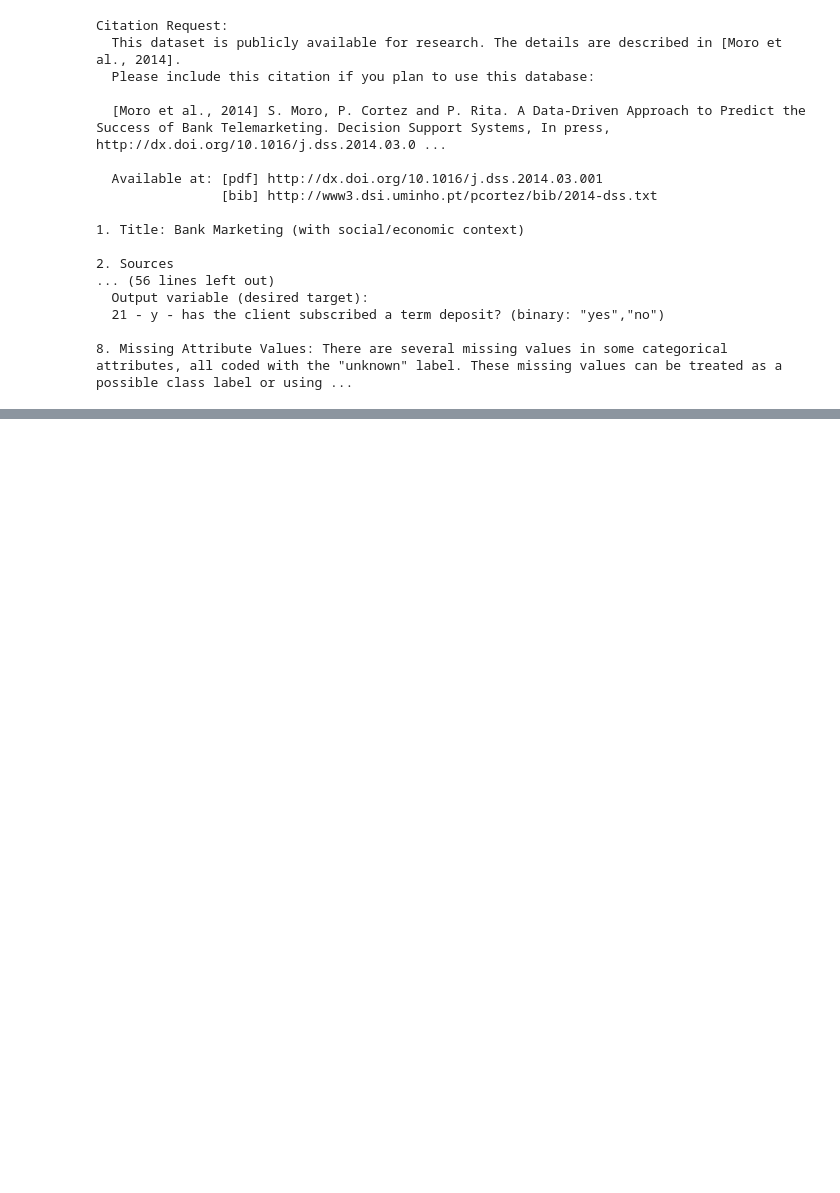
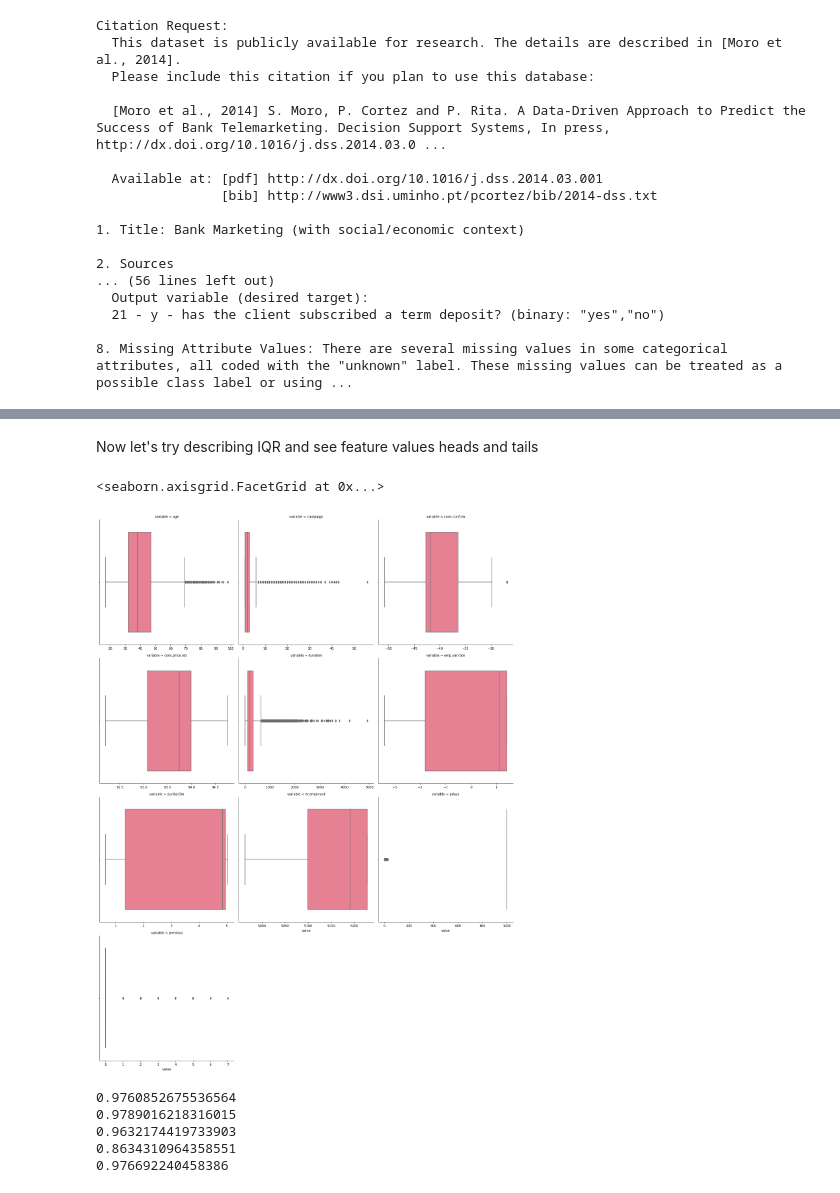
Before and after one commit to sivikt/dstrials, a Jupyter notebook: DSMP#1/2_eda/homework.ipynb, the cells around one changed output, grey strips where cells are left out. Saved outputs shown, nothing was run; the diff lists cells and outputs as text; code cells hidden in the pictures; blank space fills up the shorter version.

```diff
--- a/DSMP#1/2_eda/homework.ipynb
+++ b/DSMP#1/2_eda/homework.ipynb
@@ -141,0 +215,24 @@ numeric_long_data = pd.melt(data, id_vars=['observation_id'], value_vars=nominal
+# %% [markdown]
+Now let's try describing IQR and see feature values heads and tails
+# %%
+boxplot_facet_grid(
+    data=numeric_long_data,
+    plots_for='variable',
+    values_col='value',
+    height=6, col_wrap=3, sharex=False, sharey=False
+)
+# %% [output]
+<seaborn.axisgrid.FacetGrid at 0x...>
+[figure, added]
+# %%
+print(len(numeric_long_data[(numeric_long_data.variable=='age') & (numeric_long_data.value>=20) & (numeric_long_data.value<=60)]) / len(data))
+print(len(numeric_long_data[(numeric_long_data.variable=='campaign') & (numeric_long_data.value>0) & (numeric_long_data.value<=10)]) / len(data))
+print(len(numeric_long_data[(numeric_long_data.variable=='pdays') & (numeric_long_data.value==999)]) / len(data))
+print(len(numeric_long_data[(numeric_long_data.variable=='previous') & (numeric_long_data.value==0)]) / len(data))
+print(len(numeric_long_data[(numeric_long_data.variable=='duration') & (numeric_long_data.value>0) & (numeric_long_data.value<=1000)]) / len(data))
+# %% [output]
+0.9760852675536564
+0.9789016218316015
+0.9632174419733903
+0.8634310964358551
+0.976692240458386
```
Also changed, not shown: parts of 28 cells of this notebook, 1 other file.
